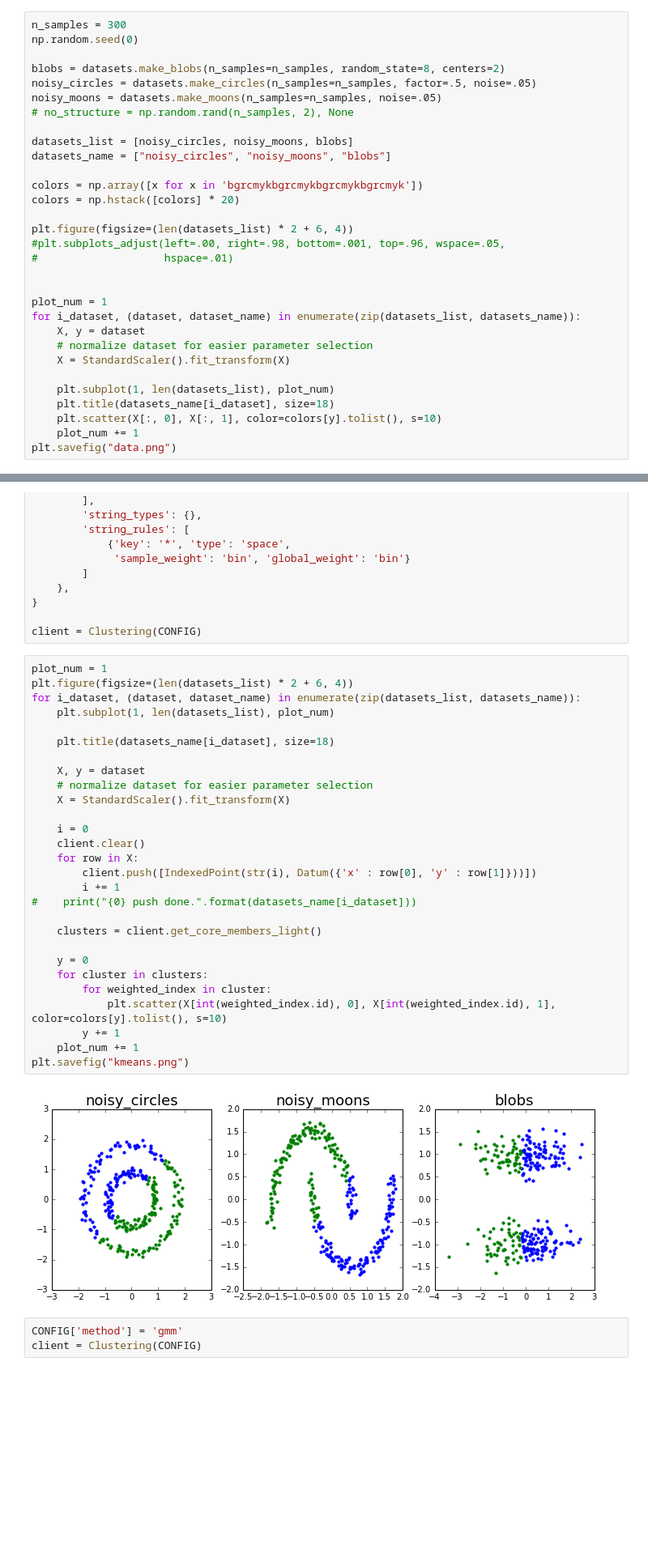
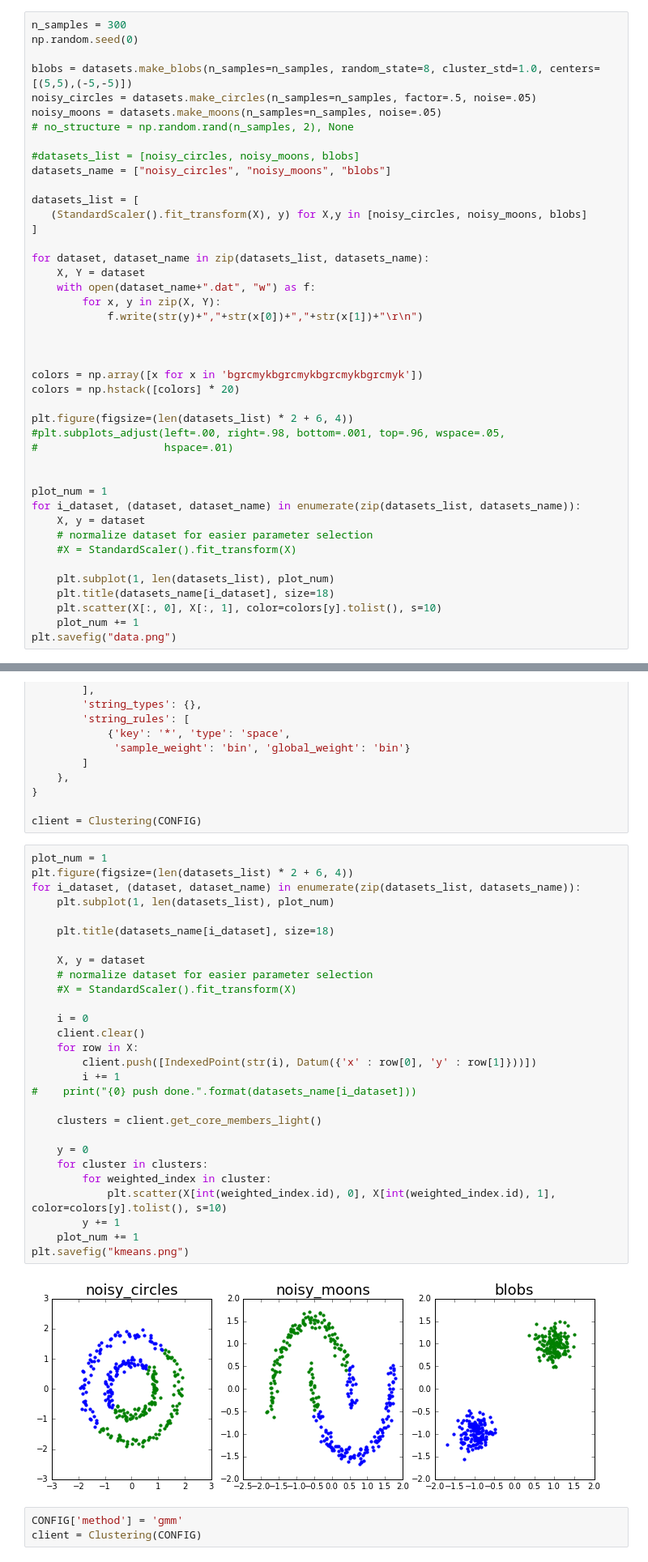
Before and after one commit to yukimori/evaluate_clustering, a Jupyter notebook: evaluate.ipynb, the cells around one changed output, grey strips where cells are left out. Shown at 81% size. Cells and saved outputs as stored; diff of their text form; blank space fills up the shorter version.

Commit message:
datasetの操作を実施

```diff
--- a/evaluate.ipynb
+++ b/evaluate.ipynb
@@ -14,13 +14,25 @@ import numpy as np
 n_samples = 300
 np.random.seed(0)
 
-blobs = datasets.make_blobs(n_samples=n_samples, random_state=8, centers=2)
+blobs = datasets.make_blobs(n_samples=n_samples, random_state=8, cluster_std=1.0, centers=[(5,5),(-5,-5)])
 noisy_circles = datasets.make_circles(n_samples=n_samples, factor=.5, noise=.05)
 noisy_moons = datasets.make_moons(n_samples=n_samples, noise=.05)
 # no_structure = np.random.rand(n_samples, 2), None
 
-datasets_list = [noisy_circles, noisy_moons, blobs]
+#datasets_list = [noisy_circles, noisy_moons, blobs]
 datasets_name = ["noisy_circles", "noisy_moons", "blobs"]
+
+datasets_list = [
+   (StandardScaler().fit_transform(X), y) for X,y in [noisy_circles, noisy_moons, blobs]
+]
+
+for dataset, dataset_name in zip(datasets_list, datasets_name):
+    X, Y = dataset
+    with open(dataset_name+".dat", "w") as f:
+        for x, y in zip(X, Y):
+            f.write(str(y)+","+str(x[0])+","+str(x[1])+"\r\n")
+
+
 
 colors = np.array([x for x in 'bgrcmykbgrcmykbgrcmykbgrcmyk'])
 colors = np.hstack([colors] * 20)
@@ -34,7 +46,7 @@ plot_num = 1
 for i_dataset, (dataset, dataset_name) in enumerate(zip(datasets_list, datasets_name)):
     X, y = dataset
     # normalize dataset for easier parameter selection
-    X = StandardScaler().fit_transform(X)
+    #X = StandardScaler().fit_transform(X)
 
     plt.subplot(1, len(datasets_list), plot_num)
     plt.title(datasets_name[i_dataset], size=18)
@@ -84,33 +119,33 @@ client = Clustering(CONFIG)
 # %%
 plot_num = 1
 plt.figure(figsize=(len(datasets_list) * 2 + 6, 4))
 for i_dataset, (dataset, dataset_name) in enumerate(zip(datasets_list, datasets_name)):
     plt.subplot(1, len(datasets_list), plot_num)
 
     plt.title(datasets_name[i_dataset], size=18)
 
     X, y = dataset
     # normalize dataset for easier parameter selection
-    X = StandardScaler().fit_transform(X)
+    #X = StandardScaler().fit_transform(X)
 
     i = 0
     client.clear()
     for row in X:
         client.push([IndexedPoint(str(i), Datum({'x' : row[0], 'y' : row[1]}))])
         i += 1
 #    print("{0} push done.".format(datasets_name[i_dataset]))
 
     clusters = client.get_core_members_light()
 
     y = 0
     for cluster in clusters:
         for weighted_index in cluster:
             plt.scatter(X[int(weighted_index.id), 0], X[int(weighted_index.id), 1], color=colors[y].tolist(), s=10)
         y += 1
     plot_num += 1
 plt.savefig("kmeans.png")
 # %% [output]
-[figure, old version]
+[figure, new version]
 # %%
 CONFIG['method'] = 'gmm'
 client = Clustering(CONFIG)
```
Also changed, not shown: parts of 6 cells of this notebook.
